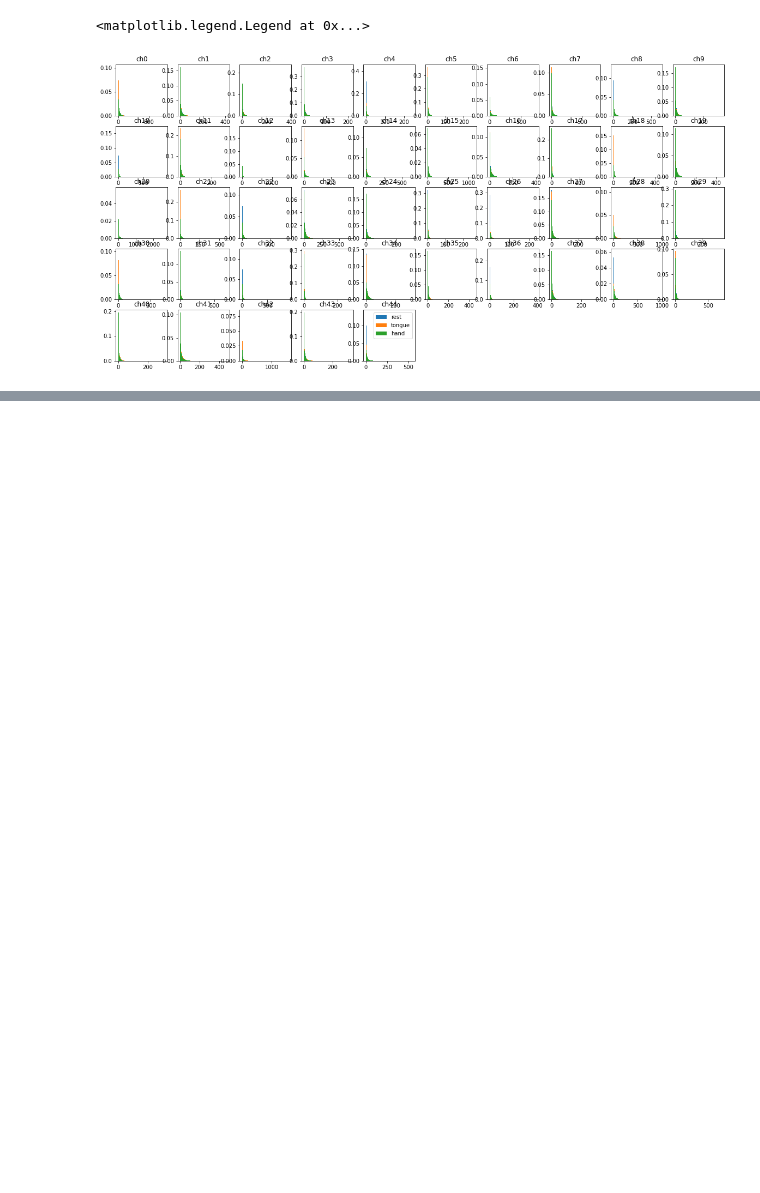
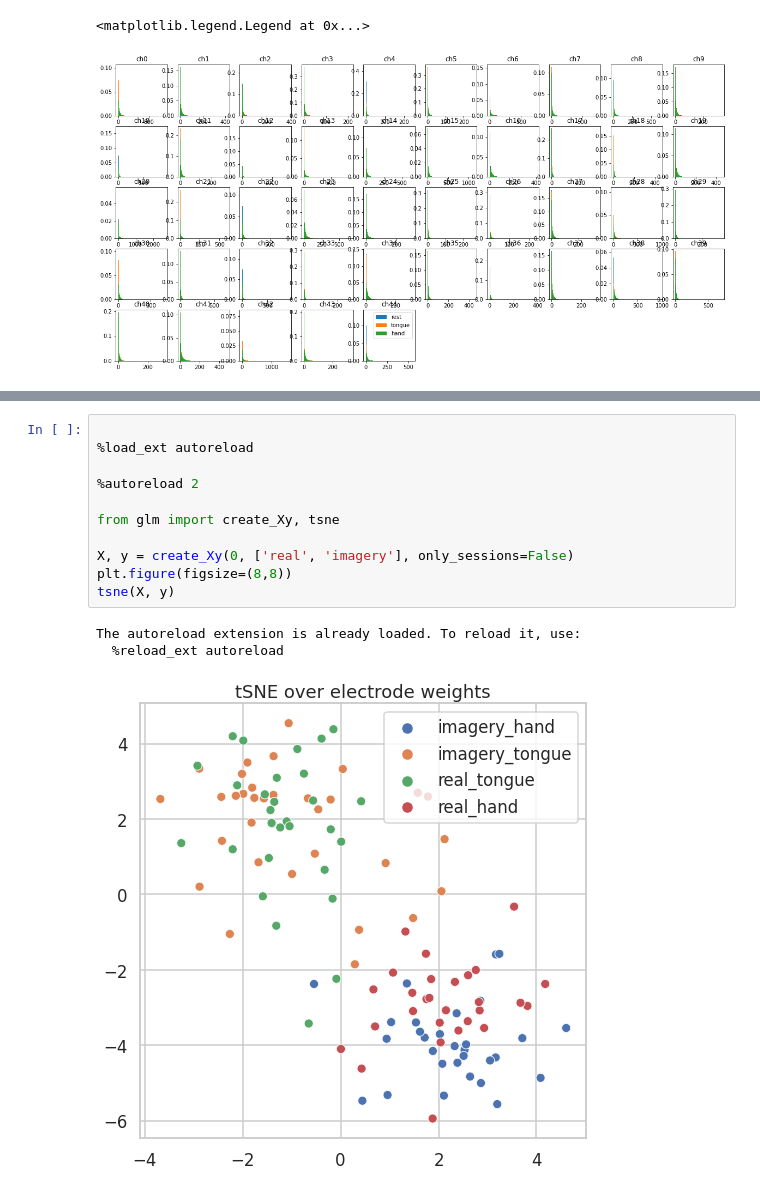
Before and after one commit to xanderladd/nma_motor_imagery, a Jupyter notebook: eda.ipynb, the cells around one changed output, grey strips where cells are left out. Cells and saved outputs as stored; diff of their text form; blank space fills up the shorter version.

```diff
--- a/eda.ipynb
+++ b/eda.ipynb
@@ -554,0 +561,15 @@ Applying baseline correction (mode: mean)
+# %%
+
+%load_ext autoreload
+
+%autoreload 2
+
+from glm import create_Xy, tsne
+
+X, y = create_Xy(0, ['real', 'imagery'], only_sessions=False)
+plt.figure(figsize=(8,8))
+tsne(X, y)
+# %% [output]
+The autoreload extension is already loaded. To reload it, use:
+  %reload_ext autoreload
+[figure, added]
```
Also changed, not shown: parts of 11 cells of this notebook, 1 other file.
